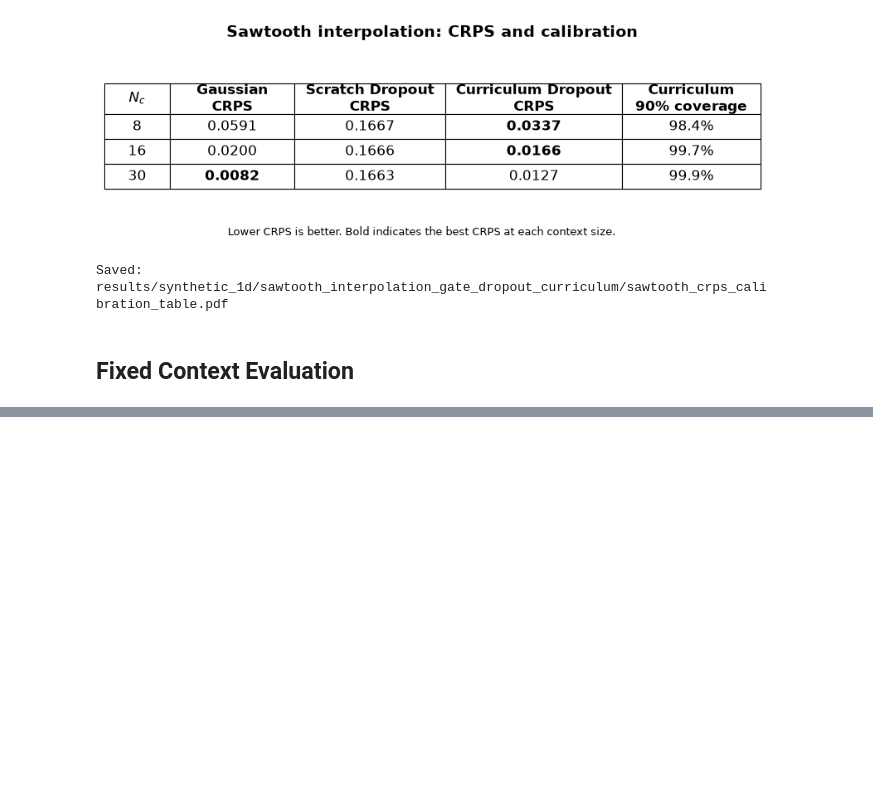
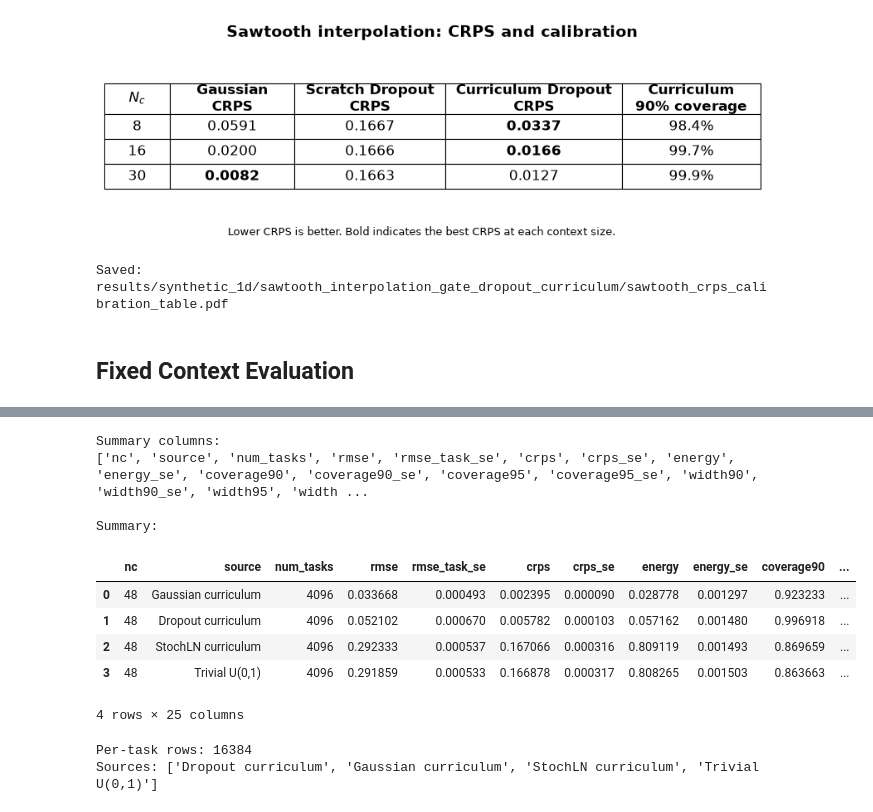
Before and after one commit to ijurk/tnp-crps, a Jupyter notebook: notebooks/sawtooth_evaluation.ipynb, the cells around one changed output, grey strips where cells are left out. Saved outputs shown, nothing was run; the diff lists cells and outputs as text; code cells hidden in the pictures; blank space fills up the shorter version.

```diff
--- a/notebooks/sawtooth_evaluation.ipynb
+++ b/notebooks/sawtooth_evaluation.ipynb
@@ -176,0 +267,33 @@ display(
+# %%
+summary = pd.read_csv(SUMMARY_PATH)
+per_task = pd.read_csv(PER_TASK_PATH)
+
+with RESOLVED_PATH.open(
+    "r",
+    encoding="utf-8",
+) as handle:
+    resolved_protocol = json.load(handle)
+
+print("Summary columns:")
+print(summary.columns.tolist())
+
+print()
+print("Summary:")
+display(summary)
+
+print()
+print("Per-task rows:", len(per_task))
+print("Sources:", sorted(per_task["source"].unique()))
+# %% [output]
+Summary columns:
+['nc', 'source', 'num_tasks', 'rmse', 'rmse_task_se', 'crps', 'crps_se', 'energy', 'energy_se', 'coverage90', 'coverage90_se', 'coverage95', 'coverage95_se', 'width90', 'width90_se', 'width95', 'width ...
+
+Summary:
+|  | nc | source | num_tasks | rmse | rmse_task_se | crps | crps_se | energy | energy_se | coverage90 | ... |
+| 0 | 48 | Gaussian curriculum | 4096 | 0.033668 | 0.000493 | 0.002395 | 0.000090 | 0.028778 | 0.001297 | 0.923233 | ... |
+| 1 | 48 | Dropout curriculum | 4096 | 0.052102 | 0.000670 | 0.005782 | 0.000103 | 0.057162 | 0.001480 | 0.996918 | ... |
+| 2 | 48 | StochLN curriculum | 4096 | 0.292333 | 0.000537 | 0.167066 | 0.000316 | 0.809119 | 0.001493 | 0.869659 | ... |
+| 3 | 48 | Trivial U(0,1) | 4096 | 0.291859 | 0.000533 | 0.166878 | 0.000317 | 0.808265 | 0.001503 | 0.863663 | ... |
+4 rows × 25 columns
+Per-task rows: 16384
+Sources: ['Dropout curriculum', 'Gaussian curriculum', 'StochLN curriculum', 'Trivial U(0,1)']
```
Also changed, not shown: parts of 18 cells of this notebook, 2 other files.
